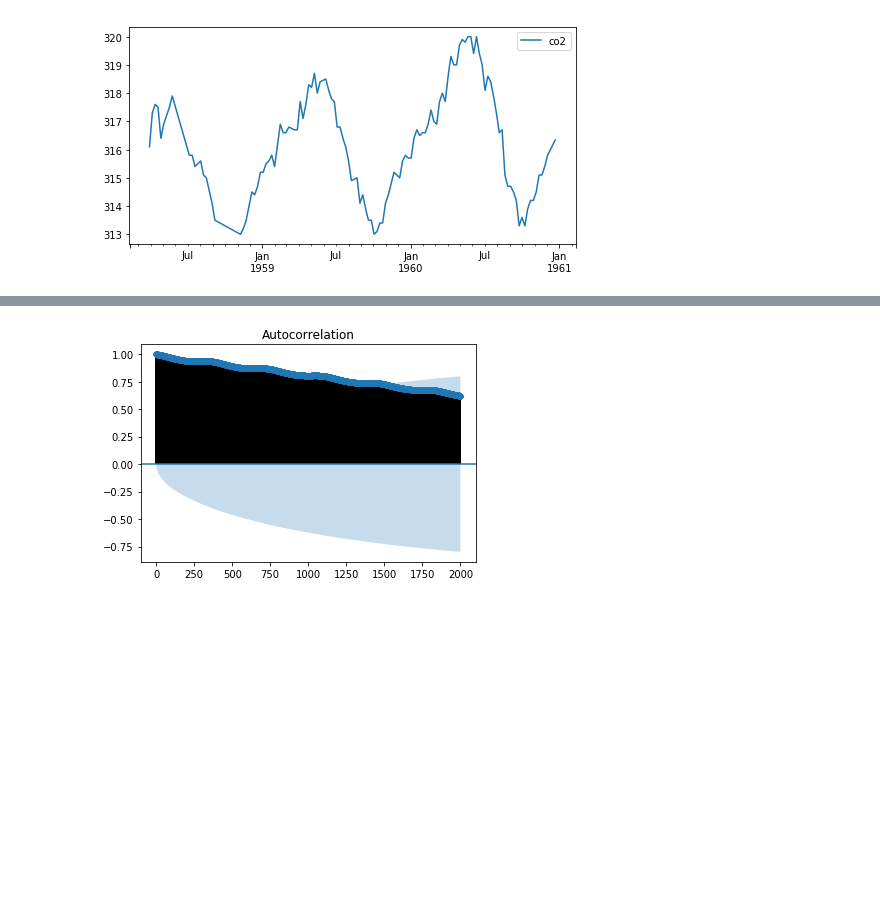
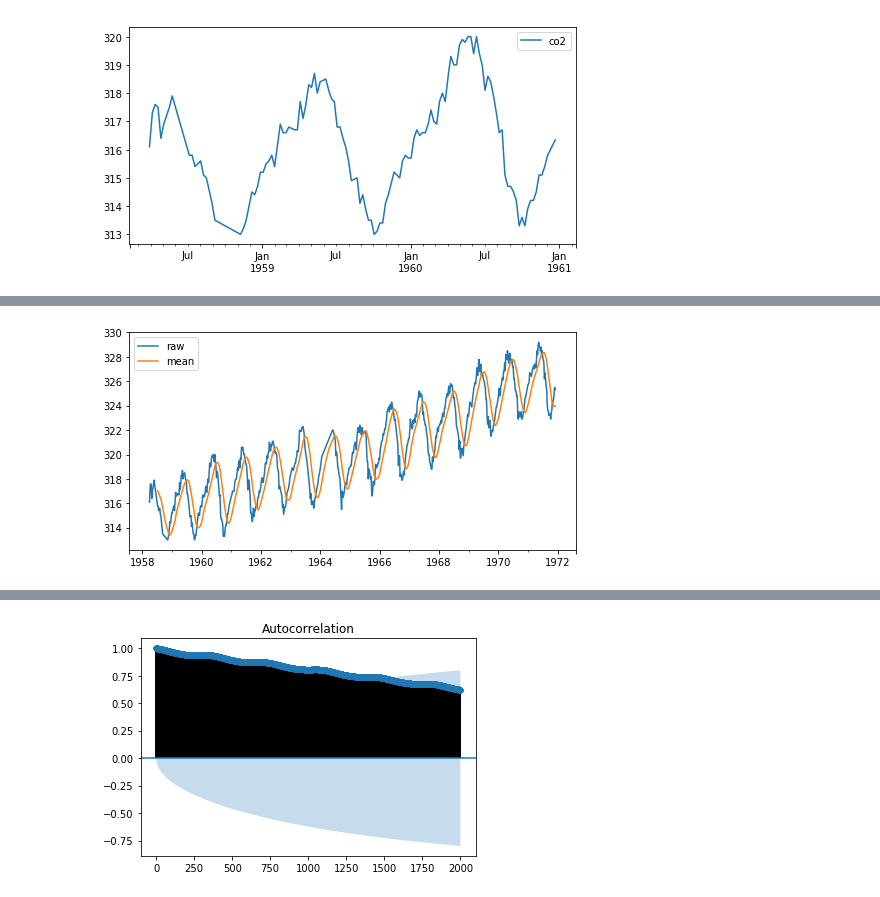
Before and after one commit to rkingery/ml_tutorials, a Jupyter notebook: time_series_basics.ipynb, the cells around one changed output, grey strips where cells are left out. Saved outputs shown, nothing was run; the diff lists cells and outputs as text; code cells hidden in the pictures; blank space fills up the shorter version.

```diff
--- a/time_series_basics.ipynb
+++ b/time_series_basics.ipynb
@@ -84,0 +84,8 @@ blah blah
+# %%
+fig, ax = plt.subplots(figsize=(8,4))
+df.head(5000).plot(ax=ax)
+df.rolling(100).mean().head(5000).plot(ax=ax)
+ax.legend(['raw','mean'])
+plt.show()
+# %% [output]
+[figure, added]
```
Also changed, not shown: parts of 19 cells of this notebook.
